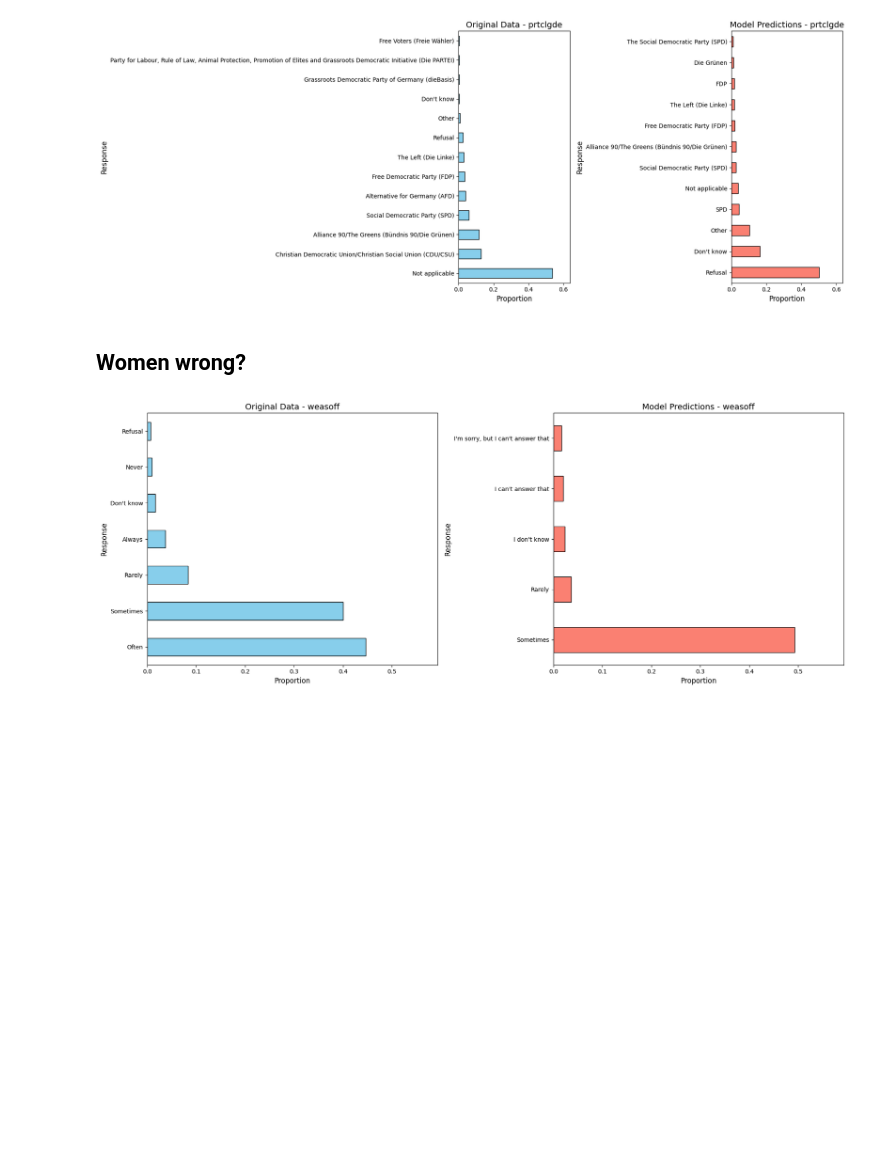
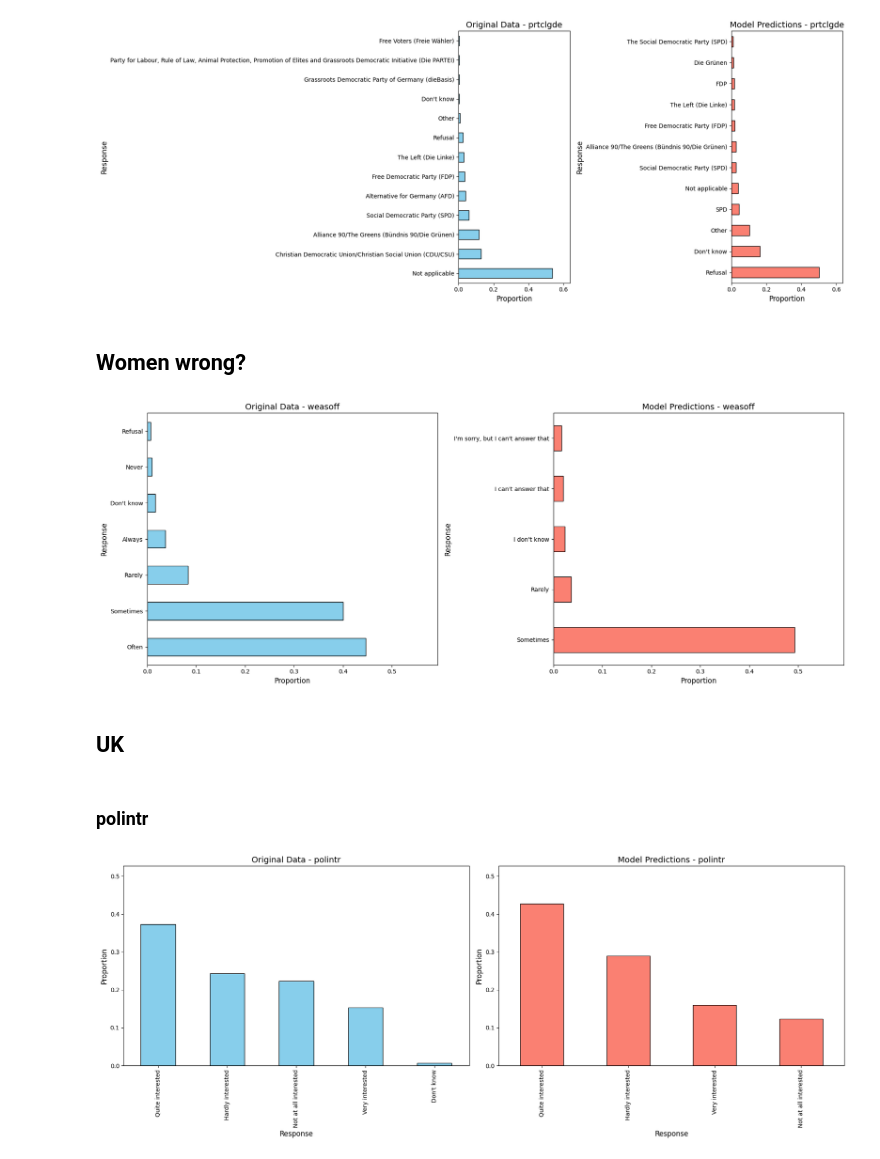
Before and after one commit to antndlcrx/LLM-for-Social-Science-Research, a Jupyter notebook: synth_sampling_default.ipynb, the cells around one changed output. Cells and saved outputs as stored; diff of their text form; code cells hidden in the pictures; blank space fills up the shorter version.

```diff
--- a/synth_sampling_default.ipynb
+++ b/synth_sampling_default.ipynb
@@ -210,8 +210,8 @@ def extract_answers(responses):
     answers = []
     for response in responses:
         # Use regex to match everything after 'assistant\n'
-        # match = re.search(r"<\|assistant\|>\s*(.+)", response, re.DOTALL)
-        match = re.search(r"assistant\s*(.+)", response, re.DOTALL)
+        match = re.search(r"<\|assistant\|>\s*(.+)", response, re.DOTALL)
+        # match = re.search(r"assistant\s*(.+)", response, re.DOTALL)
         if match:
             # Strip whitespace and newlines from the answer
             answer = match.group(1).strip()
@@ -472,3 +544,28 @@ plot_variable_distribution(subset_germany_random, 'weasoff', mapper, horizontal=
 [figure]
 # %%
 plot_gender_distributions(subset_germany_random, 'weasoff', mapper)
+# %% [markdown]
+## UK
+# %%
+subset_uk_random = ess[ess['cntry'] == 'GB'].sample(300, random_state=42)
+# %%
+university_categories = [610, 620, 710, 720, 800]
+
+subset_uk_random['university_degree'] = subset_uk_random['edulvlb'].apply(lambda x: 1 if x in university_categories else 0)
+# %% [markdown]
+### polintr
+# %%
+question = """
+Question: How interested would you say you are in politics? Provide a one-word answer using only categories from the list: "Very interested", "Quite interested", "Hardly interested", "Not at all interested", "Refusal", "Don't know". Do not respond starting with "I would say" or similar ways. Only provide one of the given categories.
+"""
+
+dialogs = generate_dialog(subset_uk_random, question)
+
+# response = make_predictions(dialogs)
+
+response_list = [response.rstrip(".") for response in extract_answers(response)]
+subset_uk_random['predictions_polintr'] = response_list
+# %%
+plot_variable_distribution(subset_uk_random, 'polintr', mapper)
+# %% [output]
+[figure, added]
```
Also changed, not shown: parts of 57 cells of this notebook.
